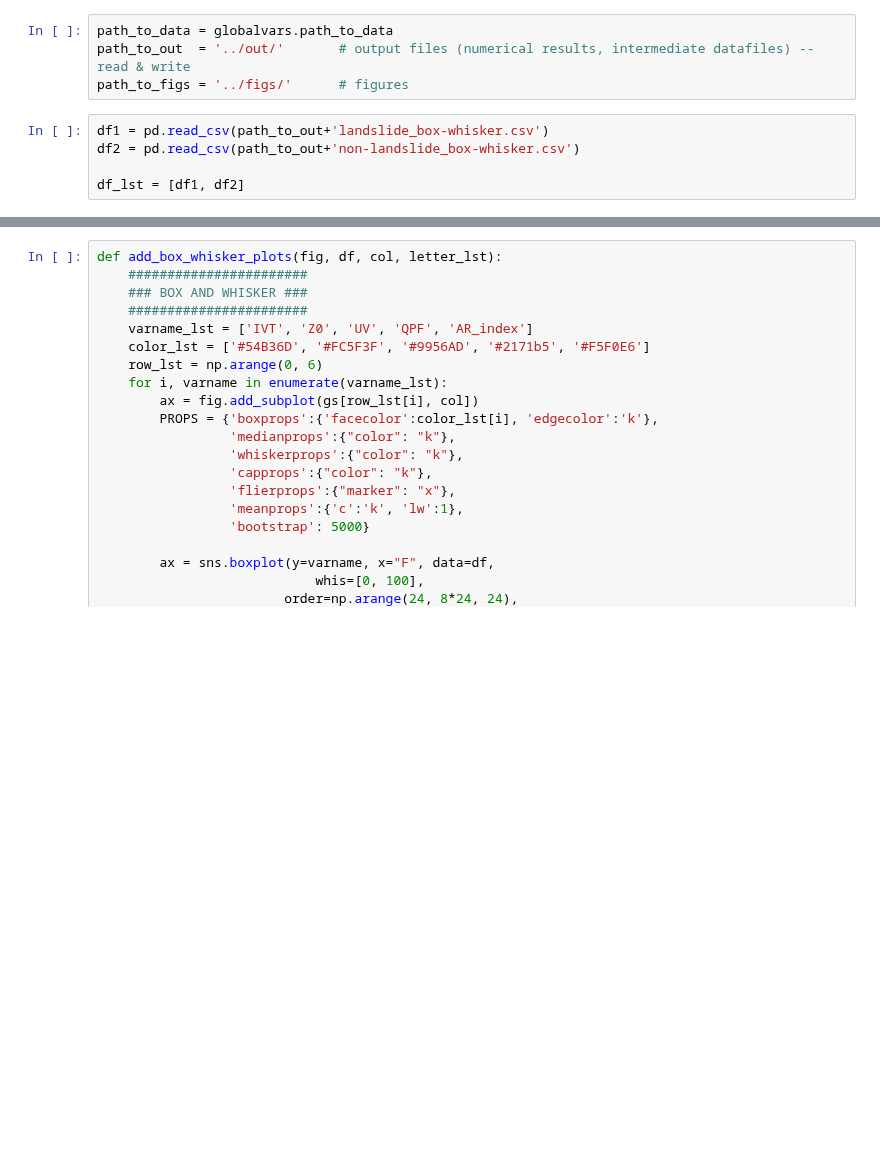
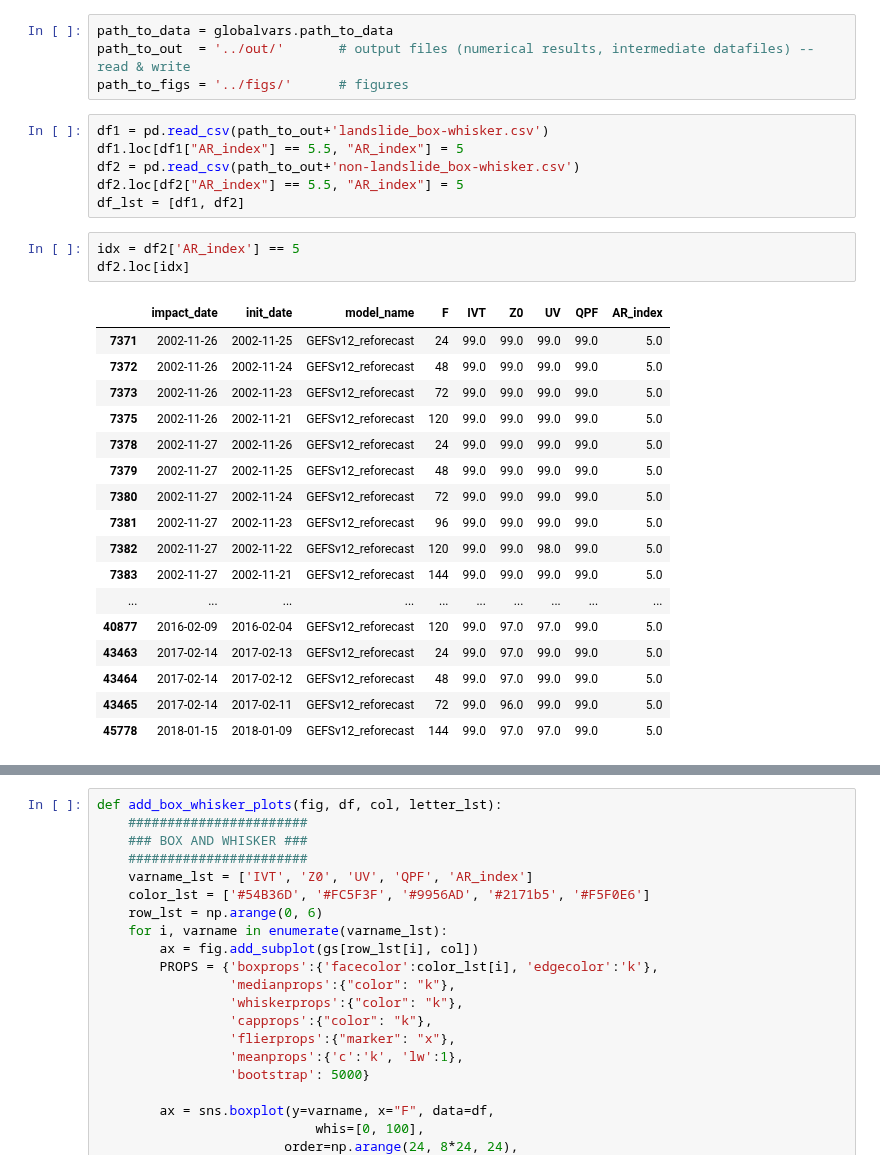
Before and after one commit to dlnash/SEAK_AR_impacts, a Jupyter notebook: analysis/box_whisker_landslide_dates.ipynb, the cells around one changed output, grey strips where cells are left out. Cells and saved outputs as stored; diff of their text form; blank space fills up the shorter version.

```diff
--- a/analysis/box_whisker_landslide_dates.ipynb
+++ b/analysis/box_whisker_landslide_dates.ipynb
@@ -33,9 +33,31 @@ path_to_out  = '../out/'       # output files (numerical results, intermediate d
 path_to_figs = '../figs/'      # figures
 # %%
 df1 = pd.read_csv(path_to_out+'landslide_box-whisker.csv')
+df1.loc[df1["AR_index"] == 5.5, "AR_index"] = 5
 df2 = pd.read_csv(path_to_out+'non-landslide_box-whisker.csv')
-
+df2.loc[df2["AR_index"] == 5.5, "AR_index"] = 5
 df_lst = [df1, df2]
+# %%
+idx = df2['AR_index'] == 5
+df2.loc[idx]
+# %% [output]
+|  | impact_date | init_date | model_name | F | IVT | Z0 | UV | QPF | AR_index |
+| 7371 | 2002-11-26 | 2002-11-25 | GEFSv12_reforecast | 24 | 99.0 | 99.0 | 99.0 | 99.0 | 5.0 |
+| 7372 | 2002-11-26 | 2002-11-24 | GEFSv12_reforecast | 48 | 99.0 | 99.0 | 99.0 | 99.0 | 5.0 |
+| 7373 | 2002-11-26 | 2002-11-23 | GEFSv12_reforecast | 72 | 99.0 | 99.0 | 99.0 | 99.0 | 5.0 |
+| 7375 | 2002-11-26 | 2002-11-21 | GEFSv12_reforecast | 120 | 99.0 | 99.0 | 99.0 | 99.0 | 5.0 |
+| 7378 | 2002-11-27 | 2002-11-26 | GEFSv12_reforecast | 24 | 99.0 | 99.0 | 99.0 | 99.0 | 5.0 |
+| 7379 | 2002-11-27 | 2002-11-25 | GEFSv12_reforecast | 48 | 99.0 | 99.0 | 99.0 | 99.0 | 5.0 |
+| 7380 | 2002-11-27 | 2002-11-24 | GEFSv12_reforecast | 72 | 99.0 | 99.0 | 99.0 | 99.0 | 5.0 |
+| 7381 | 2002-11-27 | 2002-11-23 | GEFSv12_reforecast | 96 | 99.0 | 99.0 | 99.0 | 99.0 | 5.0 |
+| 7382 | 2002-11-27 | 2002-11-22 | GEFSv12_reforecast | 120 | 99.0 | 99.0 | 98.0 | 99.0 | 5.0 |
+| 7383 | 2002-11-27 | 2002-11-21 | GEFSv12_reforecast | 144 | 99.0 | 99.0 | 99.0 | 99.0 | 5.0 |
+| ... | ... | ... | ... | ... | ... | ... | ... | ... | ... |
+| 40877 | 2016-02-09 | 2016-02-04 | GEFSv12_reforecast | 120 | 99.0 | 97.0 | 97.0 | 99.0 | 5.0 |
+| 43463 | 2017-02-14 | 2017-02-13 | GEFSv12_reforecast | 24 | 99.0 | 97.0 | 99.0 | 99.0 | 5.0 |
+| 43464 | 2017-02-14 | 2017-02-12 | GEFSv12_reforecast | 48 | 99.0 | 97.0 | 99.0 | 99.0 | 5.0 |
+| 43465 | 2017-02-14 | 2017-02-11 | GEFSv12_reforecast | 72 | 99.0 | 96.0 | 99.0 | 99.0 | 5.0 |
+| 45778 | 2018-01-15 | 2018-01-09 | GEFSv12_reforecast | 144 | 99.0 | 97.0 | 97.0 | 99.0 | 5.0 |
 # %%
 for i, df in enumerate(df_lst):
     ssn = 'all'
```
Also changed, not shown: parts of 2 cells of this notebook, 6 other files.
